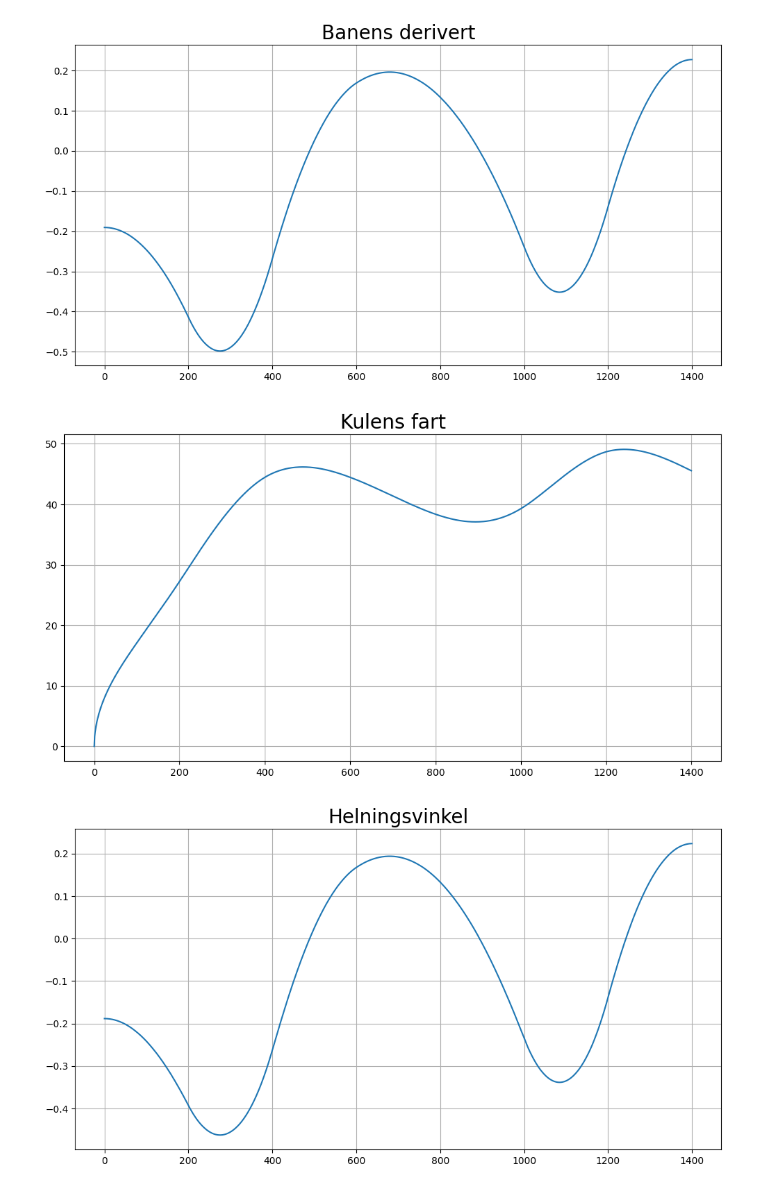
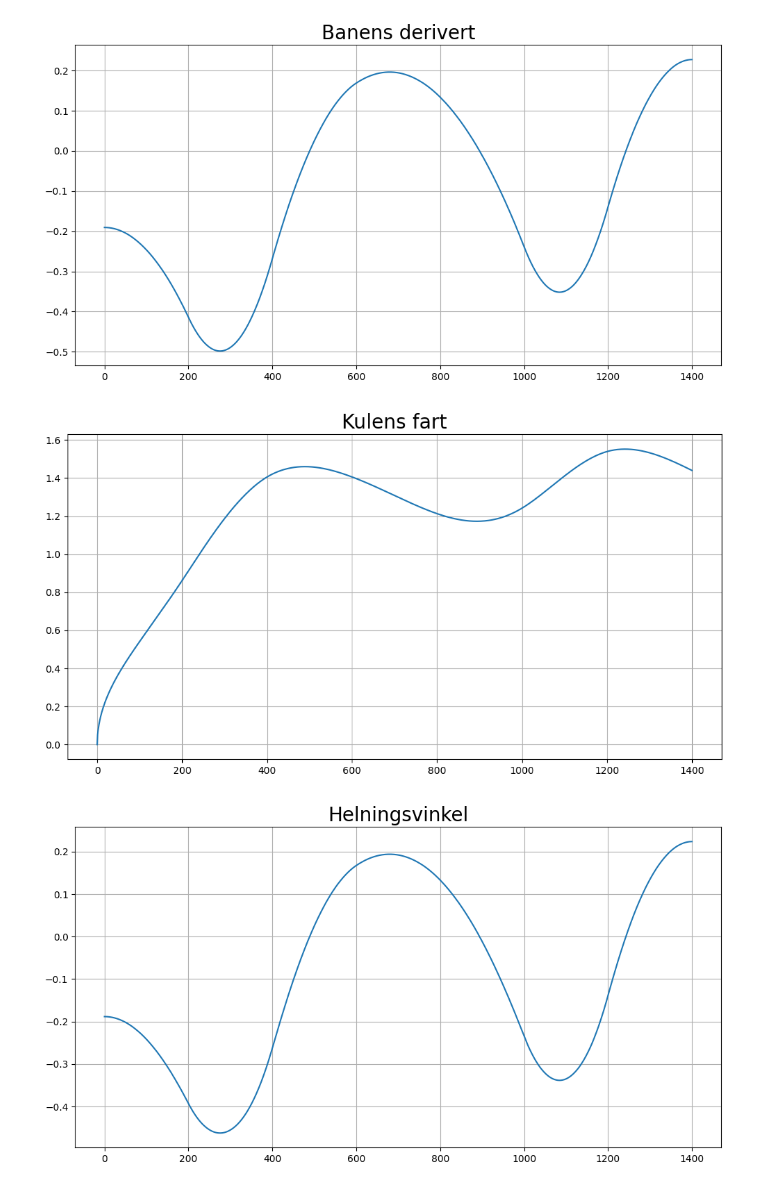
Before and after one commit to Th3o4oR/fysikk-lab, a Jupyter notebook: lab.ipynb, the cells around one changed output. Cells and saved outputs as stored; diff of their text form; code cells hidden in the pictures.

```diff
--- a/lab.ipynb
+++ b/lab.ipynb
@@ -42,19 +42,19 @@ plt.show()
 # %%
 # Plot av kulas fart
 def kfart(banehøyde):
     g = 9.81
-    y0 = 300 # mm
+    y0 = 0.3 # m
     c = 2 / 5 # Fra oppgavetekst
-    return np.sqrt(2*g*(y0-banehøyde)/(1+c))
+    return np.sqrt(2*g*(y0-(banehøyde/1000))/(1+c))
 
 baneform = plt.figure('y(x)',figsize=(12,6))
 plt.title('Kulens fart', fontsize=20)
 plt.plot(x, kfart(y))
 
 plt.grid()
 plt.show()
 # %% [output]
-[figure, old version]
+[figure, new version]
 # %%
 # Plot av helningsvinkel
 def helning(dy):
```
Also changed, not shown: parts of 5 cells of this notebook.
